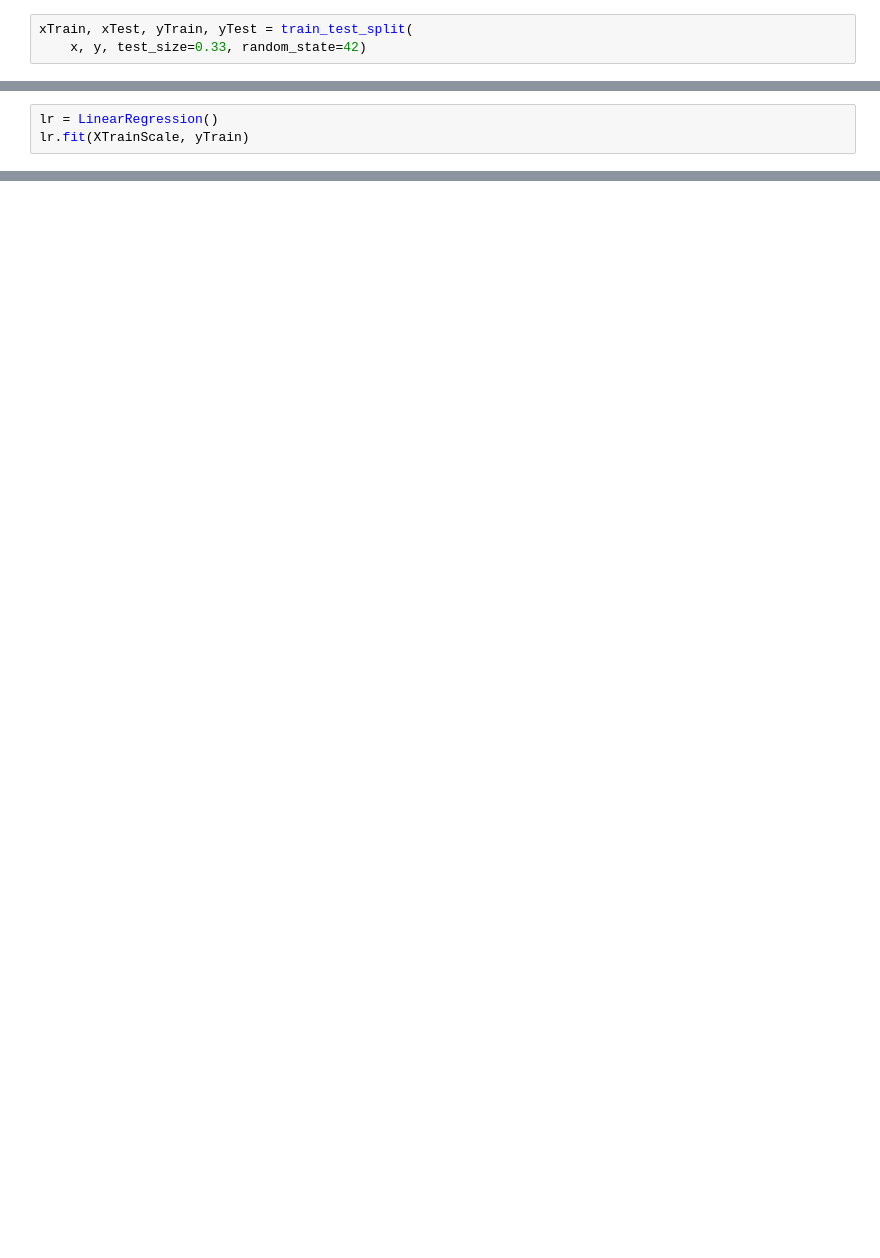
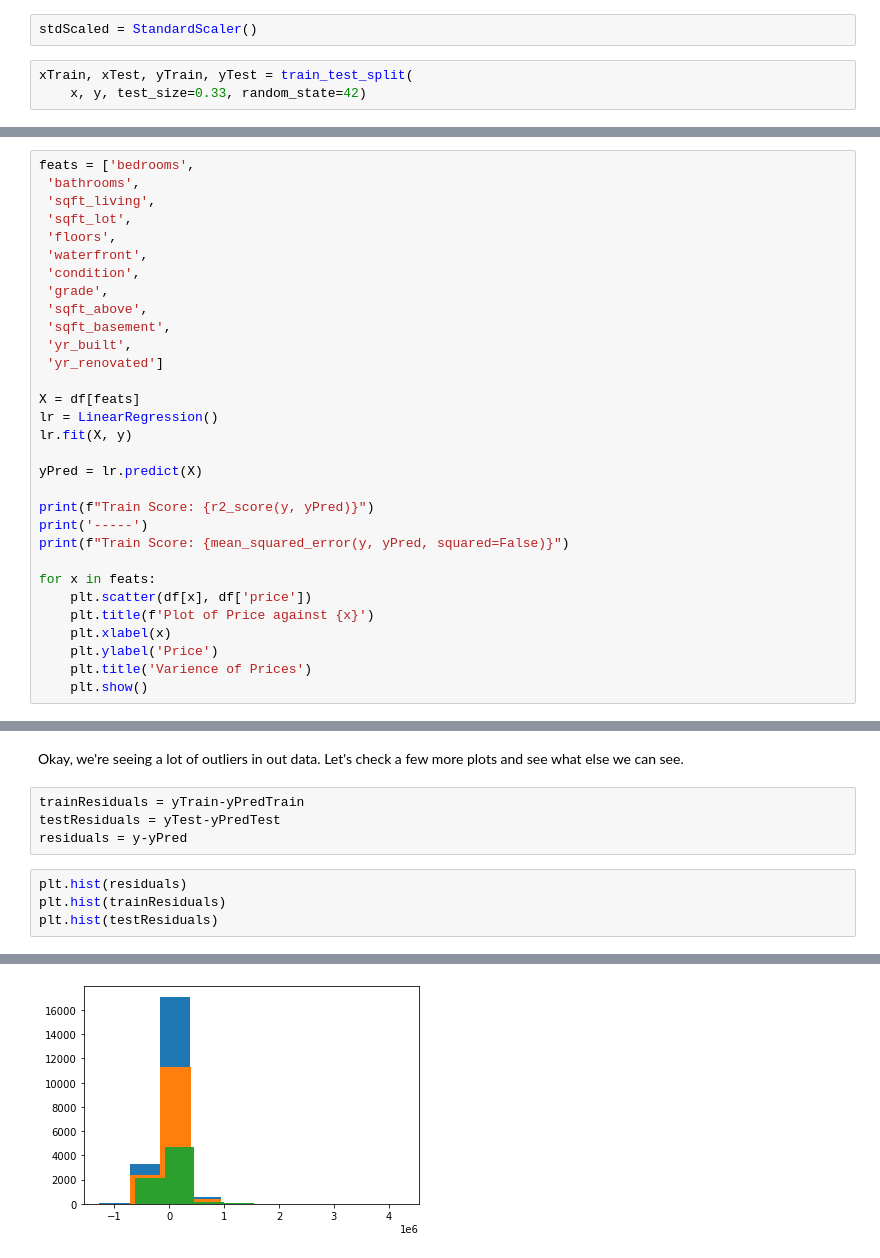
Before and after one commit to jpakele/kingCountyHousingPrediction, a Jupyter notebook: KCHousingModel.ipynb, the cells around one changed output, grey strips where cells are left out. Saved outputs shown, nothing was run; the diff lists cells and outputs as text; blank space fills up the shorter version.

```diff
--- a/KCHousingModel.ipynb
+++ b/KCHousingModel.ipynb
@@ -351,3 +226,5 @@ Name: price, dtype: float64
+# %%
+stdScaled = StandardScaler()
 # %%
 xTrain, xTest, yTrain, yTest = train_test_split(
     x, y, test_size=0.33, random_state=42)
@@ -410,3 +230,0 @@ array([[3.000e+00, 3.500e+00, 3.070e+03, ..., 1.500e+03, 1.928e+03,
-# %%
-lr = LinearRegression()
-lr.fit(XTrainScale, yTrain)
@@ -511,0 +318,31 @@ df.corr()
+# %%
+feats = ['bedrooms',
+ 'bathrooms',
+ 'sqft_living',
+ 'sqft_lot',
+ 'floors',
+ 'waterfront',
+ 'condition',
+ 'grade',
+ 'sqft_above',
+ 'sqft_basement',
+ 'yr_built',
+ 'yr_renovated']
+
+X = df[feats]
+lr = LinearRegression()
+lr.fit(X, y)
+
+yPred = lr.predict(X)
+
+print(f"Train Score: {r2_score(y, yPred)}")
+print('-----')
+print(f"Train Score: {mean_squared_error(y, yPred, squared=False)}")
+
+for x in feats:
+    plt.scatter(df[x], df['price'])
+    plt.title(f'Plot of Price against {x}')
+    plt.xlabel(x)
+    plt.ylabel('Price')
+    plt.title('Varience of Prices')
+    plt.show()
@@ -511,0 +365,11 @@ df.corr()
+# %% [markdown]
+Okay, we're seeing a lot of outliers in out data. Let's check a few more plots and see what else we can see.
+# %%
+trainResiduals = yTrain-yPredTrain
+testResiduals = yTest-yPredTest
+residuals = y-yPred
+# %%
+plt.hist(residuals)
+plt.hist(trainResiduals)
+plt.hist(testResiduals)
+# %% [output]
@@ -511,0 +383 @@ df.corr()
+[figure, added]
```
Also changed, not shown: parts of 69 cells of this notebook.
